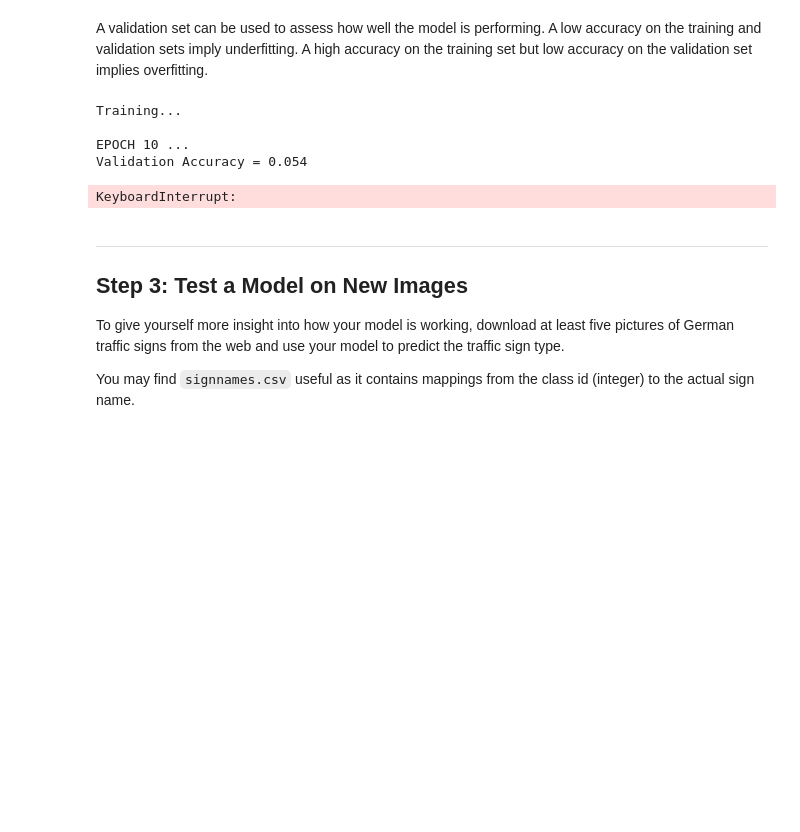
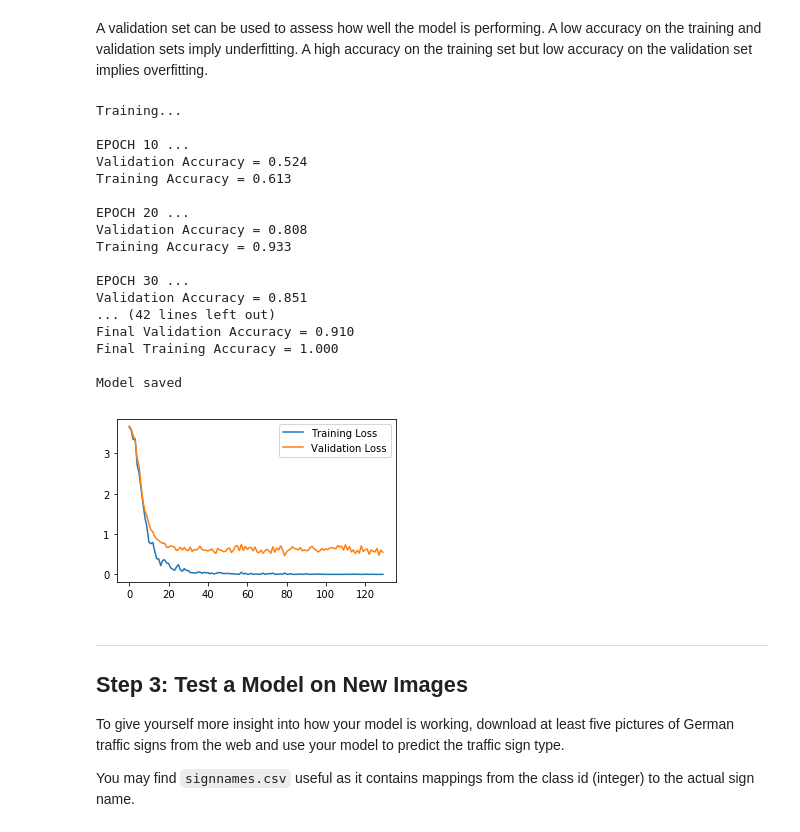
Before and after one commit to navinrahim/CarND-Traffic-Sign-Classifier-Project, a Jupyter notebook: Traffic_Sign_Classifier.ipynb, the cells around one changed output. Saved outputs shown, nothing was run; the diff lists cells and outputs as text; code cells hidden in the pictures; blank space fills up the shorter version.

Commit message:
91 accuracy

```diff
--- a/Traffic_Sign_Classifier.ipynb
+++ b/Traffic_Sign_Classifier.ipynb
@@ -170,7 +170,7 @@ X_valid = pre_process(X_valid)
 ### Feel free to use as many code cells as needed.
 from tensorflow.contrib.layers import flatten
 
-def traffic_sign_model(x):
+def traffic_sign_model(x,keep_prob):
     # Arguments used for tf.truncated_normal, randomly defines variables for the weights and biases for each layer
     mu = 0
     sigma = 0.1
@@ -268,9 +268,9 @@ from sklearn.utils import shuffle
 
 X_train, y_train = shuffle(X_train, y_train)
 
-EPOCHS = 100
-BATCH_SIZE = 256
-keep_probability=0.6
+EPOCHS = 130
+BATCH_SIZE = 128
+#keep_probability=0.5
 
 #placeholders for the inputs and one hot encoding done for the given labels
 x = tf.placeholder(tf.float32, (None, 32, 32, 1))
@@ -278,11 +278,11 @@ y = tf.placeholder(tf.int32, (None))
 one_hot_y = tf.one_hot(y, 43)
 
 #learning rate
-rate = 0.01
+rate = 0.001
 
 keep_prob=tf.placeholder(tf.float32)
 
-logits = traffic_sign_model(x)
+logits = traffic_sign_model(x,keep_prob)
 
 #Loss calculation
 cross_entropy = tf.nn.softmax_cross_entropy_with_logits(labels=one_hot_y, logits=logits)
@@ -304,8 +304,6 @@ saver = tf.train.Saver()
 
 loss_values_train=[]
 loss_values_valid=[]
-train_accuracy=[]
-valid_accuracy=[]
 
 def evaluate(X_data, y_data):
     num_examples = len(X_data)
@@ -327,47 +325,53 @@ with tf.Session() as sess:
         X_train, y_train = shuffle(X_train, y_train)
         for offset in range(0, num_examples, BATCH_SIZE):
             end = offset + BATCH_SIZE
             batch_x, batch_y = X_train[offset:end], y_train[offset:end]
-            sess.run(training_operation, feed_dict={x: batch_x, y: batch_y,keep_prob:keep_probability})
+            sess.run(training_operation, feed_dict={x: batch_x, y: batch_y,keep_prob:0.5})
 
-        loss_values_train.append(sess.run(loss_operation, feed_dict={x: batch_x, y: batch_y,keep_prob:keep_probability}))
+        loss_values_train.append(sess.run(loss_operation, feed_dict={x: batch_x, y: batch_y,keep_prob:1.}))
         loss_values_valid.append(sess.run(loss_operation, feed_dict={x: X_valid, y: y_valid,keep_prob:1.}))
-        train_accuracy.append(evaluate(X_train, y_train))
-        valid_accuracy.append(evaluate(X_valid, y_valid))
 
         if((i+1)%10==0):
             validation_accuracy = evaluate(X_valid, y_valid)
+            training_accuracy_disp=evaluate(X_train, y_train)
             print("EPOCH {} ...".format(i+1))
             print("Validation Accuracy = {:.3f}".format(validation_accuracy))
+            print("Training Accuracy = {:.3f}".format(training_accuracy_disp))
             print()
 
     training_accuracy = evaluate(X_train, y_train)
+    print("Final Validation Accuracy = {:.3f}".format(validation_accuracy))
     print("Final Training Accuracy = {:.3f}".format(training_accuracy))
-    print("Validation Accuracy = {:.3f}".format(validation_accuracy))
     print()
 
     saver.save(sess, './traffic_data')
     print("Model saved")
 
-    plt.figure(1)
     plt.figure(figsize=(5,3))
     plt.plot(loss_values_train,label="Training Loss")
     plt.plot(loss_values_valid,label="Validation Loss")
     plt.legend()
 
-    plt.figure(2)
-    plt.figure(figsize=(5,3))
-    plt.plot(train_accuracy,label="Training Accuracy")
-    plt.plot(valid_accuracy,label="Validation Accuracy")
-    plt.legend()
-
     plt.show()
 # %% [output]
 Training...
 
 EPOCH 10 ...
-Validation Accuracy = 0.054
+Validation Accuracy = 0.524
+Training Accuracy = 0.613
+
+EPOCH 20 ...
+Validation Accuracy = 0.808
+Training Accuracy = 0.933
+
+EPOCH 30 ...
+Validation Accuracy = 0.851
+... (42 lines left out)
+Final Validation Accuracy = 0.910
+Final Training Accuracy = 1.000
+
+Model saved
-KeyboardInterrupt:
+[figure, added]
 # %%
 #testing the model
 
```
Also changed, not shown: parts of 3 cells of this notebook, 3 other files.
